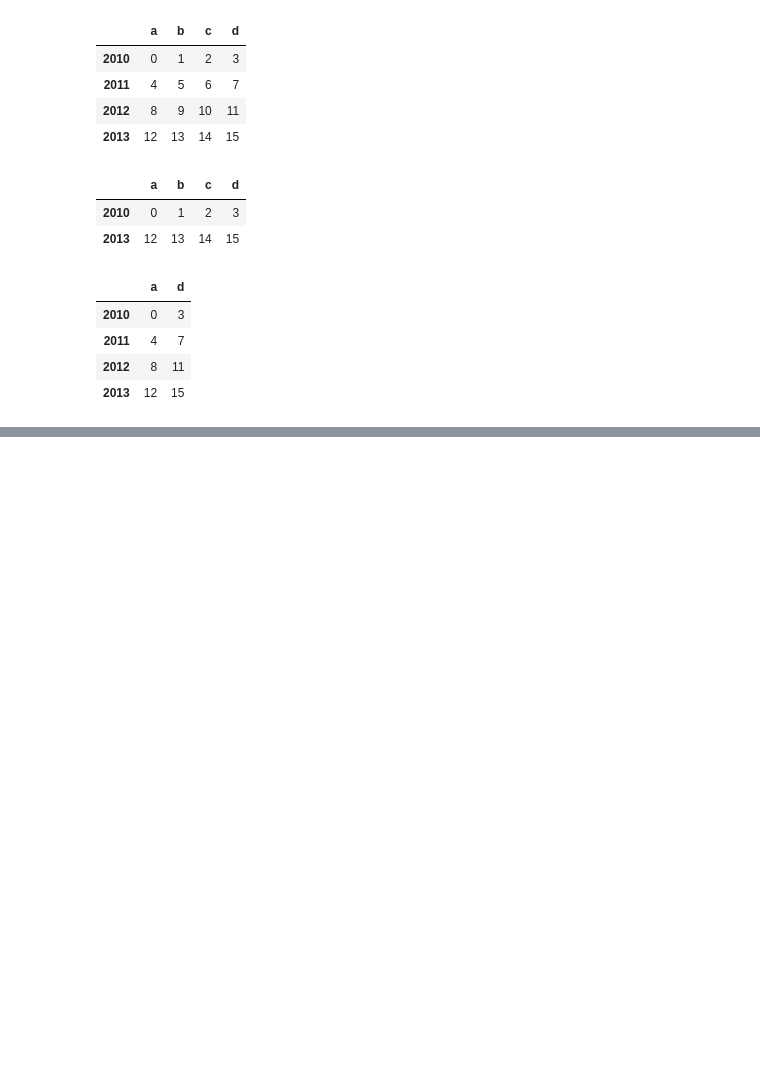
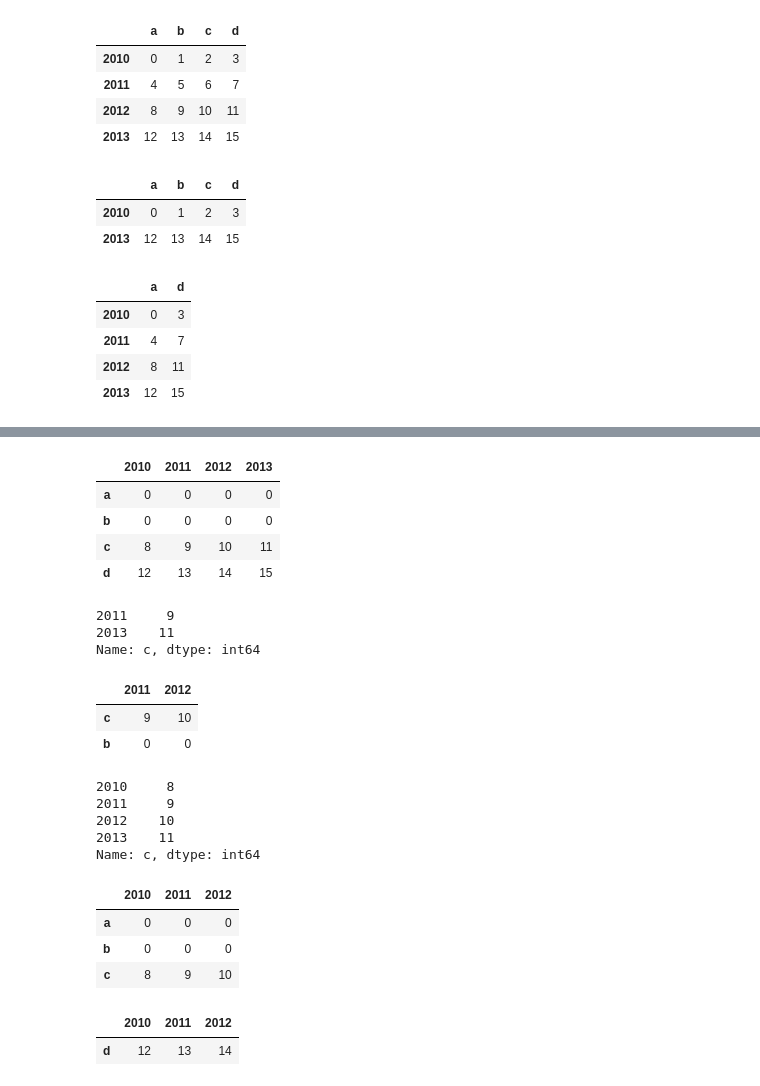
Before and after one commit to jalquisola/MachineLearningProjects, a Jupyter notebook: Pandas/Getting-Started-with-Pandas.ipynb, the cells around one changed output, grey strips where cells are left out. Cells and saved outputs as stored; diff of their text form; code cells hidden in the pictures; blank space fills up the shorter version.

```diff
--- a/Pandas/Getting-Started-with-Pandas.ipynb
+++ b/Pandas/Getting-Started-with-Pandas.ipynb
@@ -325,0 +431,42 @@ data.drop(['b', 'c'], axis=1)
+# %%
+df[df < 8] = 0 # set those values less than 8
+df
+# %% [output]
+|  | 2010 | 2011 | 2012 | 2013 |
+| a | 0 | 0 | 0 | 0 |
+| b | 0 | 0 | 0 | 0 |
+| c | 8 | 9 | 10 | 11 |
+| d | 12 | 13 | 14 | 15 |
+# %%
+#special indexing field ix, it allows you to select subset of the rows and columns
+df.ix['c', ['2011', '2013']]
+# %% [output]
+2011     9
+2013    11
+Name: c, dtype: int64
+# %%
+df.ix[['c', 'b'], ['2011', '2012']] # pass arrays of index and columns
+# %% [output]
+|  | 2011 | 2012 |
+| c | 9 | 10 |
+| b | 0 | 0 |
+# %%
+df.ix[2] # retrieves the 3rd rows in the dataframe
+# %% [output]
+2010     8
+2011     9
+2012    10
+2013    11
+Name: c, dtype: int64
+# %%
+df.ix[:'c', :'2012' ] #slicing
+# %% [output]
+|  | 2010 | 2011 | 2012 |
+| a | 0 | 0 | 0 |
+| b | 0 | 0 | 0 |
+| c | 8 | 9 | 10 |
+# %%
+df.ix[df['2011'] > 10, :3]
+# %% [output]
+|  | 2010 | 2011 | 2012 |
+| d | 12 | 13 | 14 |
```
Also changed, not shown: parts of 17 cells of this notebook.
